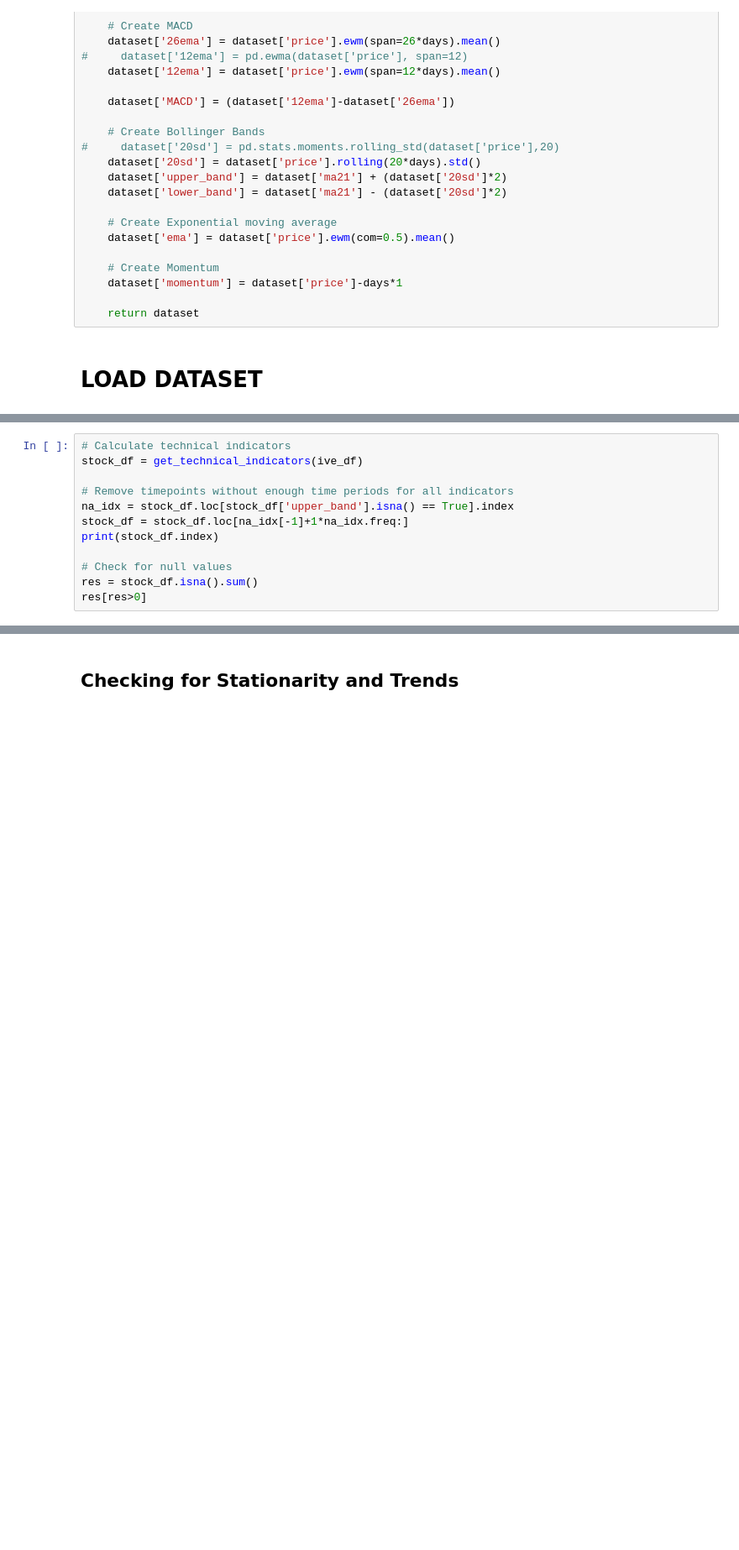
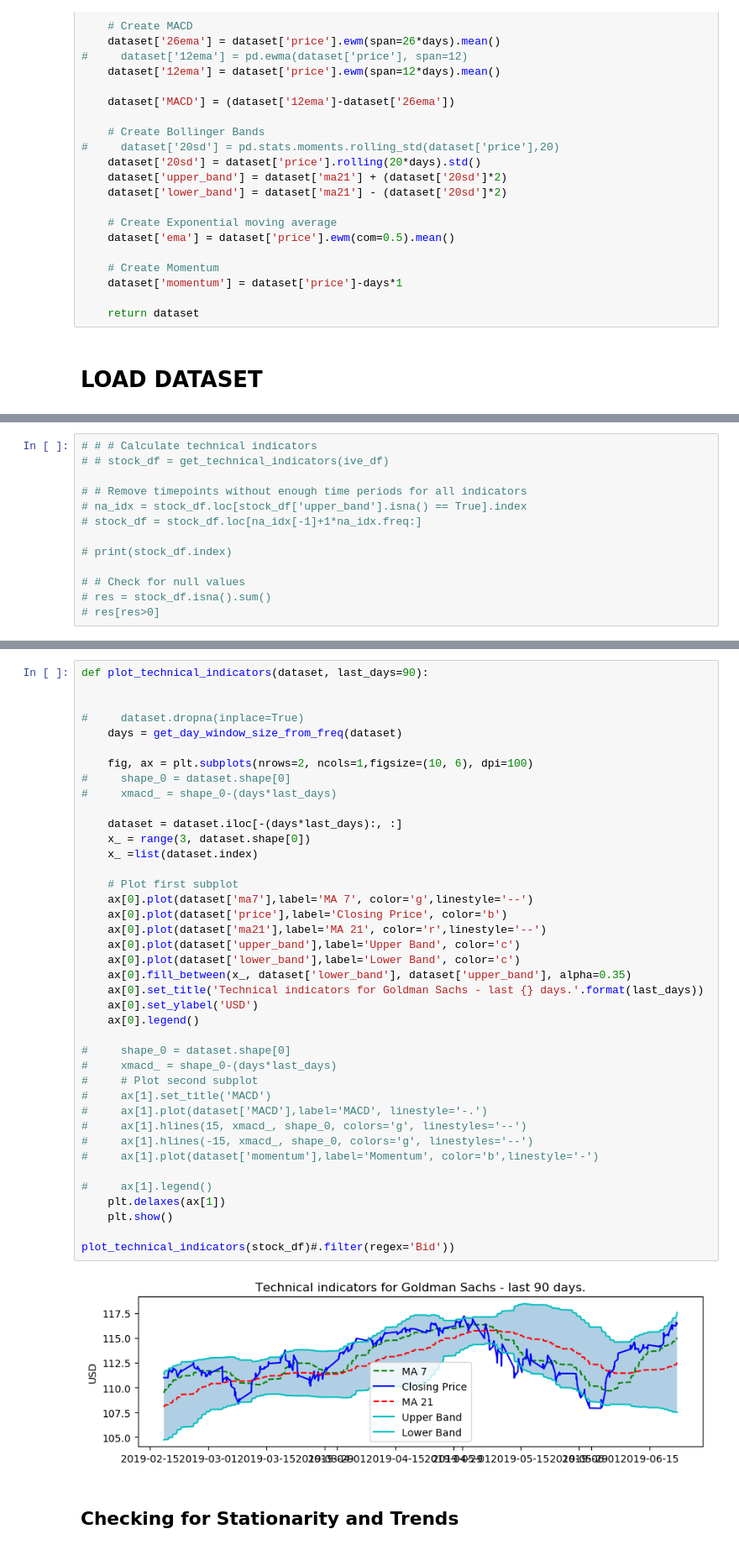
Before and after one commit to jirvingphd/dsc-5-capstone-project-online-ds-ft-021119, a Jupyter notebook: Capstone_Project_Outline_+_Analysis.ipynb, the cells around one changed output, grey strips where cells are left out. Shown at 84% size. Cells and saved outputs as stored; diff of their text form; blank space fills up the shorter version.

```diff
--- a/Capstone_Project_Outline_+_Analysis.ipynb
+++ b/Capstone_Project_Outline_+_Analysis.ipynb
@@ -1153,12 +1211,13 @@ DatetimeIndex(['2017-01-23 09:30:00', '2017-01-23 10:30:00',
 # %%
-# Calculate technical indicators
-stock_df = get_technical_indicators(ive_df)
+# # # Calculate technical indicators
+# # stock_df = get_technical_indicators(ive_df)
 
-# Remove timepoints without enough time periods for all indicators
-na_idx = stock_df.loc[stock_df['upper_band'].isna() == True].index
-stock_df = stock_df.loc[na_idx[-1]+1*na_idx.freq:]
-print(stock_df.index)
+# # Remove timepoints without enough time periods for all indicators
+# na_idx = stock_df.loc[stock_df['upper_band'].isna() == True].index
+# stock_df = stock_df.loc[na_idx[-1]+1*na_idx.freq:]
 
-# Check for null values
-res = stock_df.isna().sum()
-res[res>0]
+# print(stock_df.index)
+
+# # Check for null values
+# res = stock_df.isna().sum()
+# res[res>0]
@@ -1179,2 +1224,44 @@ Series([], dtype: int64)
+# %%
+def plot_technical_indicators(dataset, last_days=90):
+
+
+#     dataset.dropna(inplace=True)
+    days = get_day_window_size_from_freq(dataset)
+
+    fig, ax = plt.subplots(nrows=2, ncols=1,figsize=(10, 6), dpi=100)
+#     shape_0 = dataset.shape[0]
+#     xmacd_ = shape_0-(days*last_days)
+
+    dataset = dataset.iloc[-(days*last_days):, :]
+    x_ = range(3, dataset.shape[0])
+    x_ =list(dataset.index)
+
+    # Plot first subplot
+    ax[0].plot(dataset['ma7'],label='MA 7', color='g',linestyle='--')
+    ax[0].plot(dataset['price'],label='Closing Price', color='b')
+    ax[0].plot(dataset['ma21'],label='MA 21', color='r',linestyle='--')
+    ax[0].plot(dataset['upper_band'],label='Upper Band', color='c')
+    ax[0].plot(dataset['lower_band'],label='Lower Band', color='c')
+    ax[0].fill_between(x_, dataset['lower_band'], dataset['upper_band'], alpha=0.35)
+    ax[0].set_title('Technical indicators for Goldman Sachs - last {} days.'.format(last_days))
+    ax[0].set_ylabel('USD')
+    ax[0].legend()
+
+#     shape_0 = dataset.shape[0]
+#     xmacd_ = shape_0-(days*last_days)
+#     # Plot second subplot
+#     ax[1].set_title('MACD')
+#     ax[1].plot(dataset['MACD'],label='MACD', linestyle='-.')
+#     ax[1].hlines(15, xmacd_, shape_0, colors='g', linestyles='--')
+#     ax[1].hlines(-15, xmacd_, shape_0, colors='g', linestyles='--')
+#     ax[1].plot(dataset['momentum'],label='Momentum', color='b',linestyle='-')
+
+#     ax[1].legend()
+    plt.delaxes(ax[1])
+    plt.show()
+
+plot_technical_indicators(stock_df)#.filter(regex='Bid'))
+# %% [output]
+[figure, added]
 # %% [markdown]
 ## Checking for Stationarity and Trends
```
Also changed, not shown: parts of 113 cells of this notebook, 4 other files.
